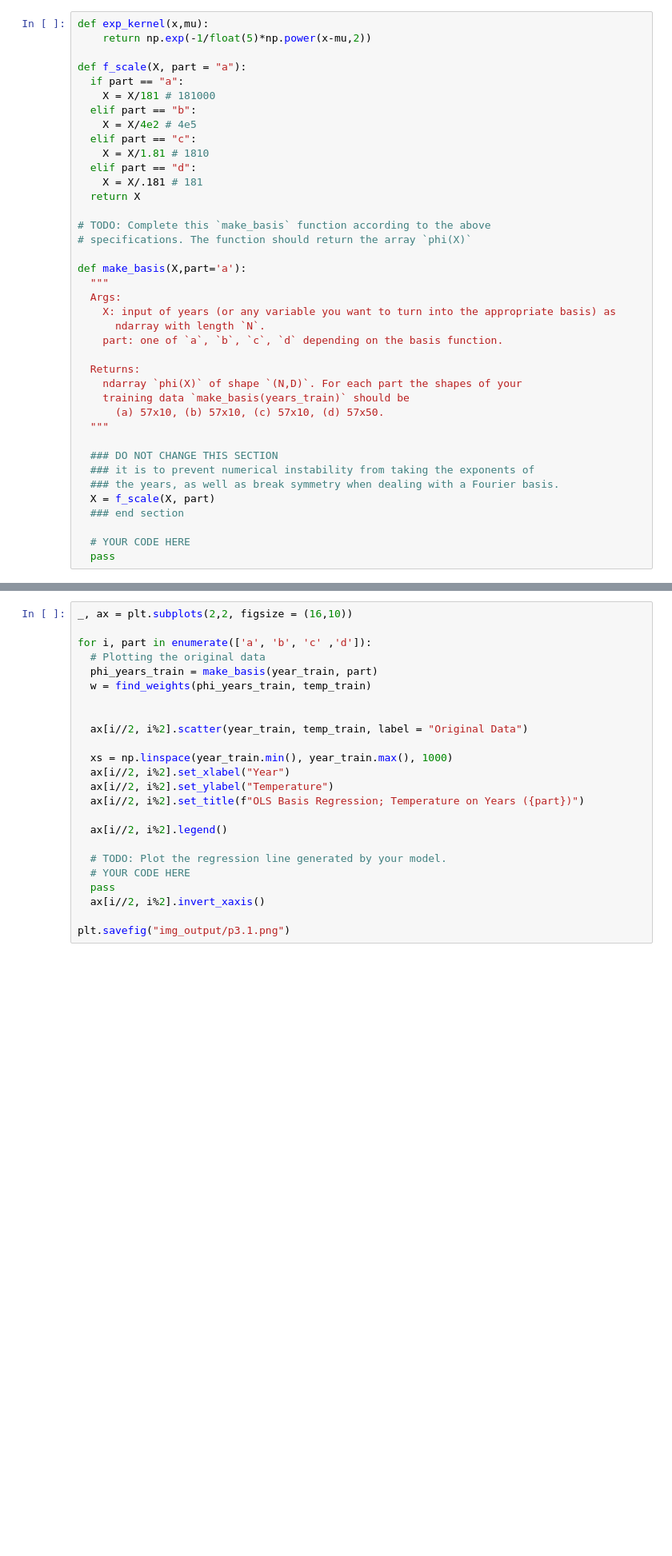
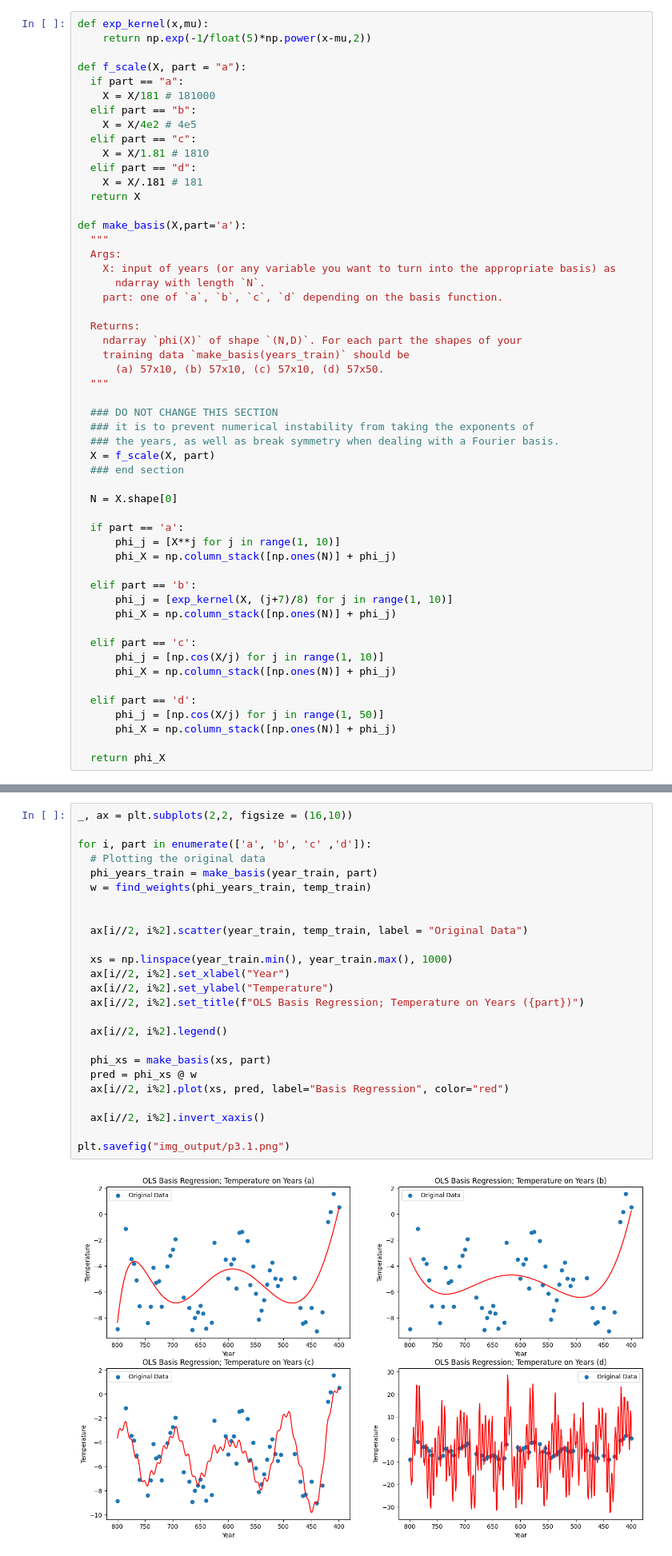
Before and after one commit to veselyo/cs181, a Jupyter notebook: hw1/hw1_release.ipynb, the cells around one changed output, grey strips where cells are left out. Shown at 80% size. Drawn from its saved outputs; the diff is of its cells as text; blank space fills up the shorter version.

```diff
--- a/hw1/hw1_release.ipynb
+++ b/hw1/hw1_release.ipynb
@@ -167,9 +167,6 @@ def f_scale(X, part = "a"):
   elif part == "d":
     X = X/.181 # 181
   return X
-
-# TODO: Complete this `make_basis` function according to the above
-# specifications. The function should return the array `phi(X)`
 
 def make_basis(X,part='a'):
   """
@@ -190,8 +187,25 @@ def make_basis(X,part='a'):
   X = f_scale(X, part)
   ### end section
 
-  # YOUR CODE HERE
-  pass
+  N = X.shape[0]
+
+  if part == 'a':
+      phi_j = [X**j for j in range(1, 10)]
+      phi_X = np.column_stack([np.ones(N)] + phi_j)
+
+  elif part == 'b':
+      phi_j = [exp_kernel(X, (j+7)/8) for j in range(1, 10)]
+      phi_X = np.column_stack([np.ones(N)] + phi_j)
+
+  elif part == 'c':
+      phi_j = [np.cos(X/j) for j in range(1, 10)]
+      phi_X = np.column_stack([np.ones(N)] + phi_j)
+
+  elif part == 'd':
+      phi_j = [np.cos(X/j) for j in range(1, 50)]
+      phi_X = np.column_stack([np.ones(N)] + phi_j)
+
+  return phi_X
 # %% [markdown]
 We are now solving the multi-dimensional OLS regression problem. For each $i=1,\ldots, N$, we have
 $$ \hat y_i = \mathbf{w}^\top\mathbf{\phi}(x_i) = \sum_{j=1}^D w_j \phi_j(x_i).  $$
@@ -206,27 +220,30 @@ def find_weights(X,y):
 # %%
 _, ax = plt.subplots(2,2, figsize = (16,10))
 
 for i, part in enumerate(['a', 'b', 'c' ,'d']):
   # Plotting the original data
   phi_years_train = make_basis(year_train, part)
   w = find_weights(phi_years_train, temp_train)
 
 
   ax[i//2, i%2].scatter(year_train, temp_train, label = "Original Data")
 
   xs = np.linspace(year_train.min(), year_train.max(), 1000)
   ax[i//2, i%2].set_xlabel("Year")
   ax[i//2, i%2].set_ylabel("Temperature")
   ax[i//2, i%2].set_title(f"OLS Basis Regression; Temperature on Years ({part})")
 
   ax[i//2, i%2].legend()
 
-  # TODO: Plot the regression line generated by your model.
-  # YOUR CODE HERE
-  pass
+  phi_xs = make_basis(xs, part)
+  pred = phi_xs @ w
+  ax[i//2, i%2].plot(xs, pred, label="Basis Regression", color="red")
+
   ax[i//2, i%2].invert_xaxis()
 
 plt.savefig("img_output/p3.1.png")
+# %% [output]
+[figure, added]
 # %% [markdown]
 ## Problem 3 Subpart 2
 # %%
```
Also changed, not shown: 1 other file.
